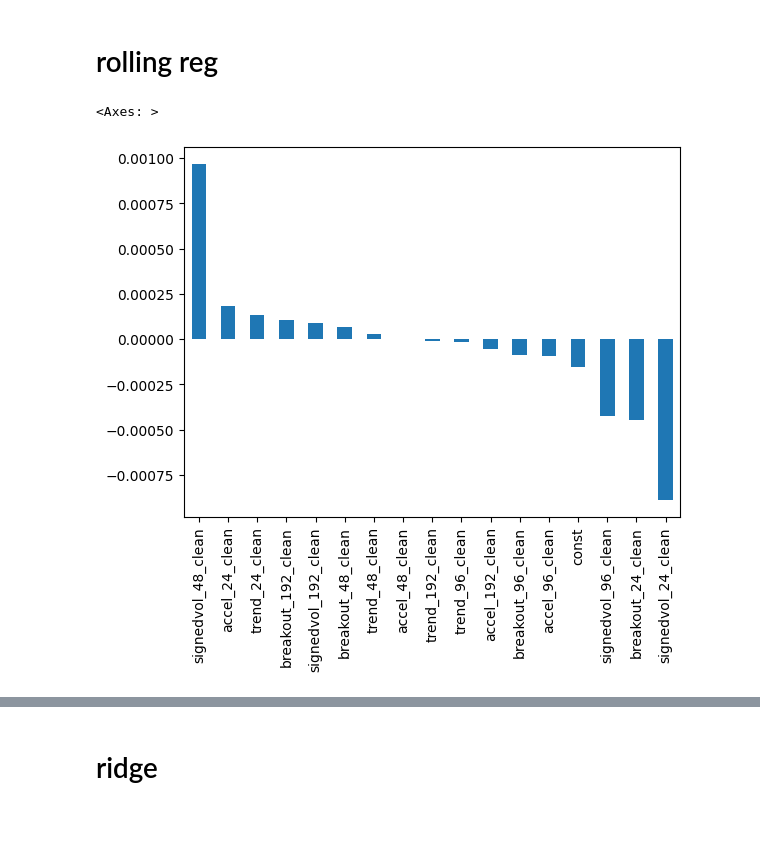
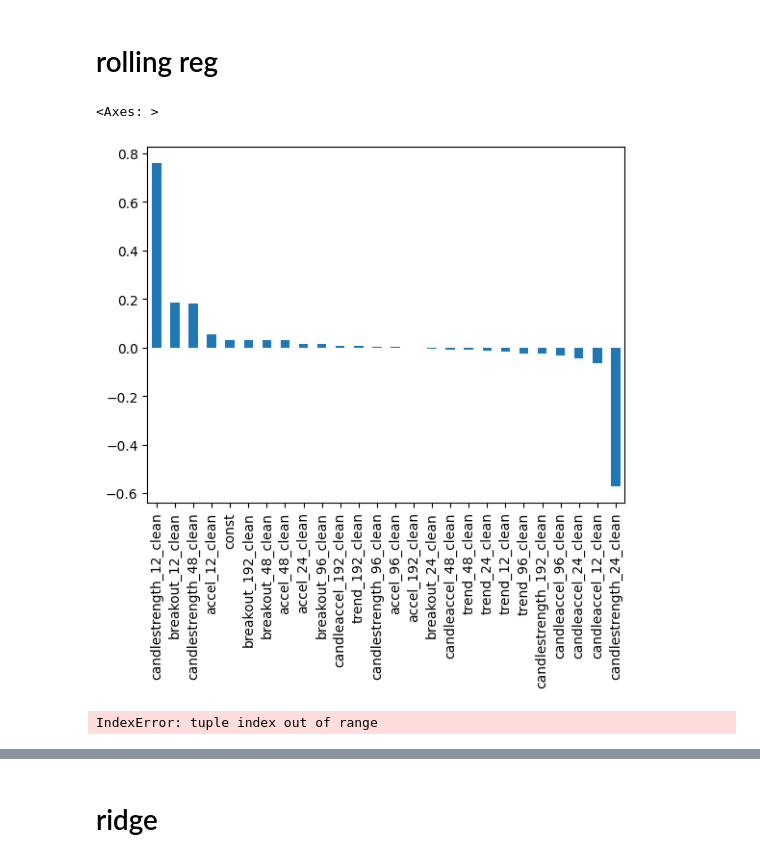
Before and after one commit to kcf1/Multistrat, a Jupyter notebook: strategies/research/mom_research.ipynb, the cells around one changed output, grey strips where cells are left out. Saved outputs shown, nothing was run; the diff lists cells and outputs as text; code cells hidden in the pictures; blank space fills up the shorter version.

```diff
--- a/strategies/research/mom_research.ipynb
+++ b/strategies/research/mom_research.ipynb
@@ -578,7 +631,6 @@ clean_df = df.copy()
 smooth_window = 24
 
 clean_df = rank_smooth_gaussian(clean_df,'ret_target','_rank',smooth_window)
-clean_df['ret_target_est'] = clean_df['ret_target_rank'] * clean_df.groupby('ts')['ret_target'].transform('median')
 
 #smooth_window = 48
 for window in [12,24,48,96,192]:
@@ -588,10 +640,20 @@ for window in [12,24,48,96,192]:
         clean_df = rank_smooth_gaussian(clean_df,'breakout_'+str(window),'_clean',smooth_window)
         clean_df = rank_smooth_gaussian(clean_df,'candlestrength_'+str(window),'_clean',smooth_window)
         clean_df = rank_smooth_gaussian(clean_df,'candleaccel_'+str(window),'_clean',smooth_window)
-        clean_df = rank_smooth_gaussian(clean_df,'voltrend_'+str(window),'_clean',smooth_window)
-        clean_df = rank_smooth_gaussian(clean_df,'revvwap_'+str(window),'_clean',smooth_window)
+        #clean_df = rank_smooth_gaussian(clean_df,'corr_'+str(window),'_clean',smooth_window)
+        #clean_df = rank_smooth_gaussian(clean_df,'voltrend_'+str(window),'_clean',smooth_window)
+        #clean_df = rank_smooth_gaussian(clean_df,'revvwap_'+str(window),'_clean',smooth_window)
+# %%
+scaler = clean_df.groupby('ts')['ret_target'].std()
+#scaler = np.log(scaler)
+scaler = scaler / scaler.expanding().median()
+scaler.name = 'sample_weight'
+
+if 'sample_weight' in clean_df.columns:
+    clean_df = clean_df.drop(columns=['sample_weight'])
+clean_df = clean_df.merge(scaler,left_on='ts',right_index=True,how='left')
 # %%
-clean_df['rank'] = clean_df.groupby('ts')['breakout_24_clean'].rank(pct=True)
+clean_df['rank'] = clean_df.groupby('ts')['candlestrength_24_clean'].rank(pct=True)
 clean_df['bin'] = np.floor(clean_df['rank'] * 5).clip(upper=4)+1
 clean_df.groupby('bin')['ret_lag1'].mean().plot(kind='bar')
 # %% [output]
@@ -704,7 +834,7 @@ y_test = test_df['ret_target']
 # %%
-f_coef = factor_model(train_df[[c for c in train_df.columns if c.endswith('clean')]+['ts','symbol']],train_df['ret_target'],window=24)
+f_prem = factor_model(train_df[[c for c in train_df.columns if c.endswith('clean')]+['ts','symbol']],train_df['ret_target_rank'],window=24)
 # %%
-f_coef.set_index('ts').mean().sort_values(ascending=False).plot(kind='bar')
+f_prem.set_index('ts').mean().sort_values(ascending=False).plot(kind='bar')
 # %% [output]
 <Axes: >
-[figure, old version]
+[figure, new version]
@@ -710,0 +869,25 @@ f_coef.set_index('ts').mean().sort_values(ascending=False).plot(kind='bar')
+# %%
+factor_loadings = x_test.copy()
+pred_returns = test_df.pivot(index='ts',columns='symbol',values='ret_pred')
+universe = tradables
+weights = pd.DataFrame()
+
+# For each symbol, compute beta rolling by aligning the index
+for ts, subdf in tqdm(factor_loadings.groupby('ts')):
+    b = subdf.set_index('symbol').drop(columns=['ts'])
+    asset_cov = b.dot(prem_cov).dot(b.T).fillna(0)
+    #asset_cov = raw_cov
+    asset_ret = pred_returns.loc[ts].fillna(0)
+
+    symbols = universe.intersection(asset_ret.index).intersection(asset_cov.index)
+    asset_ret = asset_ret.loc[symbols]
+    asset_cov = asset_cov.loc[symbols,symbols]
+
+    #mv_weights = mvo_unconstrained(asset_ret,asset_cov,risk_aversion=1)
+    mv_weights = mvo_long_only_full_invest(asset_ret,asset_cov,risk_aversion=1)
+    #mv_weights = min_var_long_only_full_invest(asset_cov)
+    mv_weights = mv_weights / mv_weights.sum()
+
+    weights.loc[ts,symbols] = mv_weights
+# %% [output]
+IndexError: tuple index out of range
```
Also changed, not shown: parts of 48 cells of this notebook, 1 other file.
